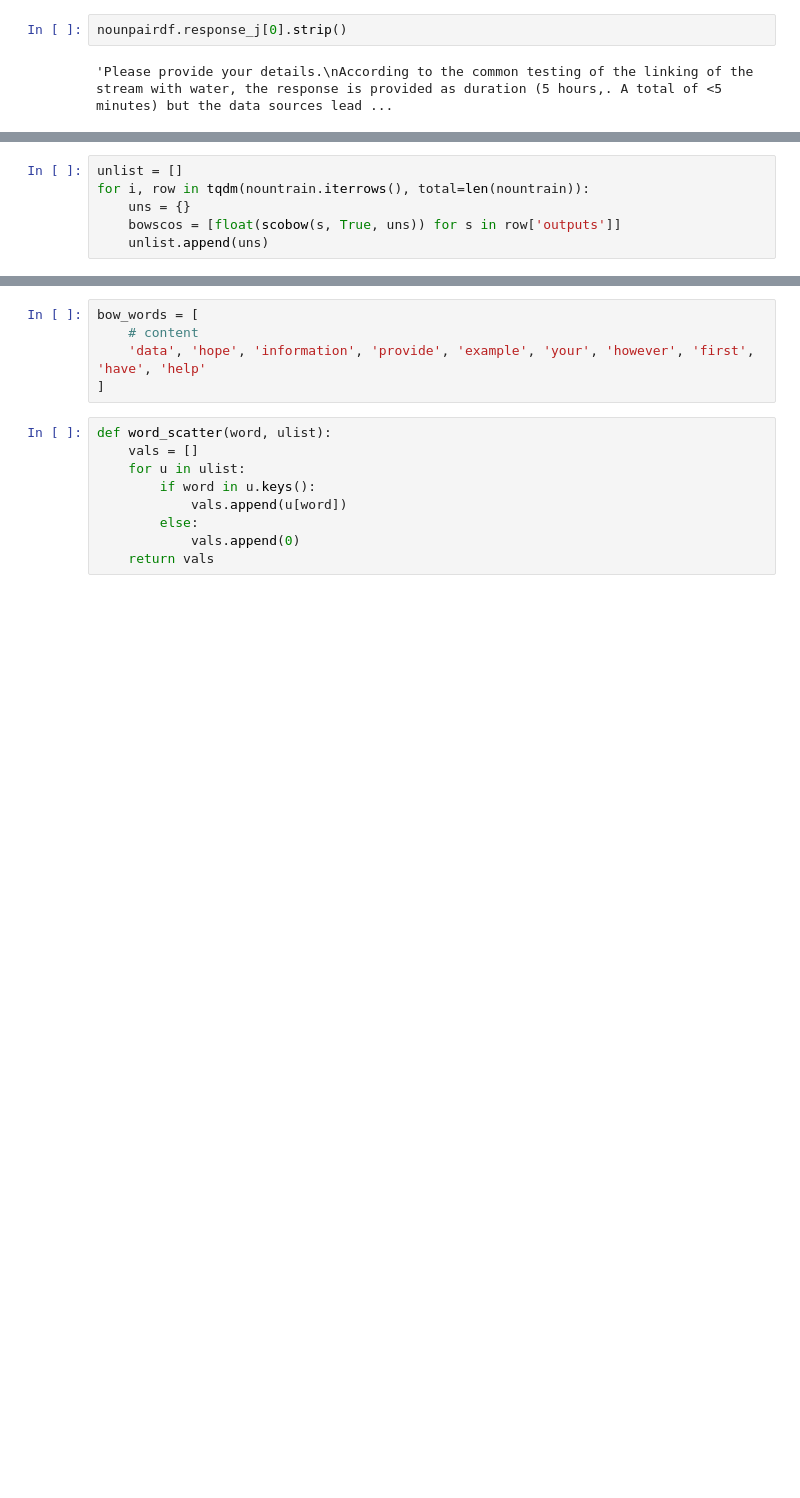
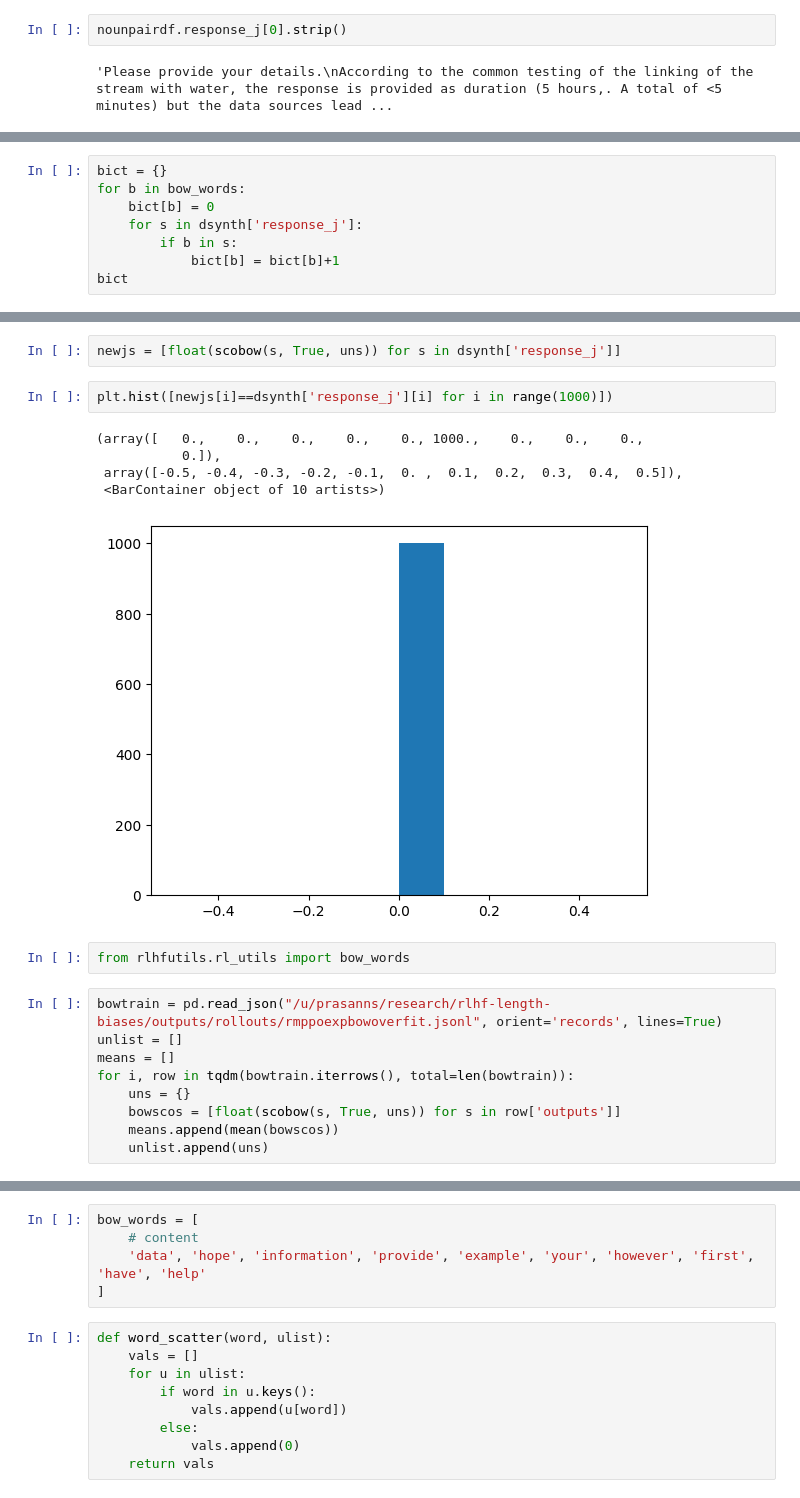
Before and after one commit to PrasannS/rlhf-length-biases, a Jupyter notebook: notebooks/eval/eval_synthppo.ipynb, the cells around one changed output, grey strips where cells are left out. Cells and saved outputs as stored; diff of their text form; blank space fills up the shorter version.

```diff
--- a/notebooks/eval/eval_synthppo.ipynb
+++ b/notebooks/eval/eval_synthppo.ipynb
@@ -223,0 +227,8 @@ nounpairdf.response_j[0].strip()
+# %%
+bict = {}
+for b in bow_words:
+    bict[b] = 0
+    for s in dsynth['response_j']:
+        if b in s:
+            bict[b] = bict[b]+1
+bict
@@ -224,6 +253,21 @@ nounpairdf.response_j[0].strip()
+# %%
+newjs = [float(scobow(s, True, uns)) for s in dsynth['response_j']]
+# %%
+plt.hist([newjs[i]==dsynth['response_j'][i] for i in range(1000)])
+# %% [output]
+(array([   0.,    0.,    0.,    0.,    0., 1000.,    0.,    0.,    0.,
+           0.]),
+ array([-0.5, -0.4, -0.3, -0.2, -0.1,  0. ,  0.1,  0.2,  0.3,  0.4,  0.5]),
+ <BarContainer object of 10 artists>)
+[figure, added]
+# %%
+from rlhfutils.rl_utils import bow_words
 # %%
+bowtrain = pd.read_json("/u/prasanns/research/rlhf-length-biases/outputs/rollouts/rmppoexpbowoverfit.jsonl", orient='records', lines=True)
 unlist = []
-for i, row in tqdm(nountrain.iterrows(), total=len(nountrain)):
+means = []
+for i, row in tqdm(bowtrain.iterrows(), total=len(bowtrain)):
     uns = {}
     bowscos = [float(scobow(s, True, uns)) for s in row['outputs']]
+    means.append(mean(bowscos))
     unlist.append(uns)
```
Also changed, not shown: parts of 12 cells of this notebook, 5 other files.
